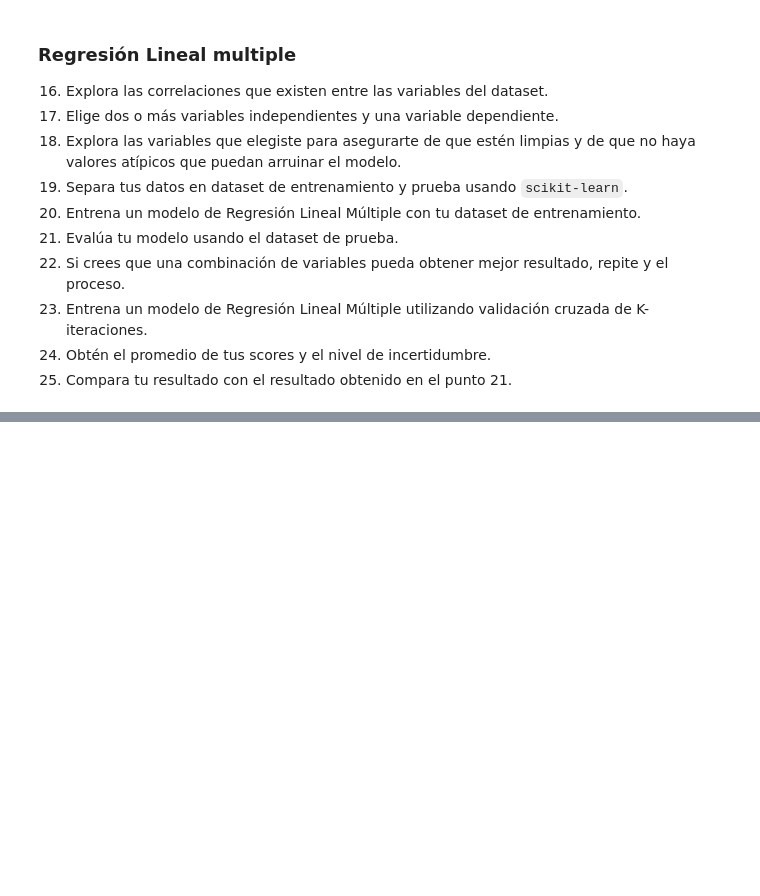
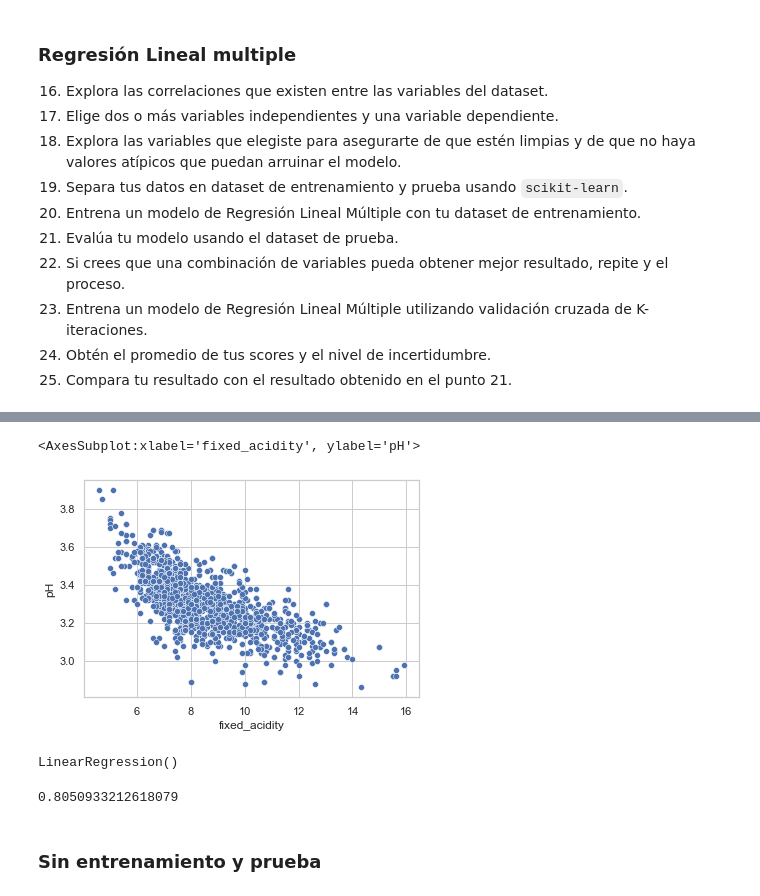
Before and after one commit to luislerma5593/Data_Analysis, a Jupyter notebook: 4. Análisis de datos con Python/5. Distribuciones muestrales y técnicas de evaluación de modelos/Mini Proyecto.ipynb, the cells around one changed output, grey strips where cells are left out. Saved outputs shown, nothing was run; the diff lists cells and outputs as text; code cells hidden in the pictures; blank space fills up the shorter version.

```diff
--- a/4. Análisis de datos con Python/5. Distribuciones muestrales y técnicas de evaluación de modelos/Mini Proyecto.ipynb
+++ b/4. Análisis de datos con Python/5. Distribuciones muestrales y técnicas de evaluación de modelos/Mini Proyecto.ipynb
@@ -243,0 +268,5 @@ print(kurtosis(serie_means3), " - ", skew(serie_means3),  " - ", serie_means3.ma
+# %%
+sns.scatterplot(df["fixed_acidity"],df["pH"])
+# %% [output]
+<AxesSubplot:xlabel='fixed_acidity', ylabel='pH'>
+[figure, added]
@@ -243,0 +277,11 @@ print(kurtosis(serie_means3), " - ", skew(serie_means3),  " - ", serie_means3.ma
+# %%
+lr = LinearRegression()
+lr.fit(X_training, y_training)
+# %% [output]
+LinearRegression()
+# %%
+lr.score(X_test, y_test)
+# %% [output]
+0.8050933212618079
+# %% [markdown]
+### Sin entrenamiento y prueba
```
Also changed, not shown: parts of 22 cells of this notebook.
